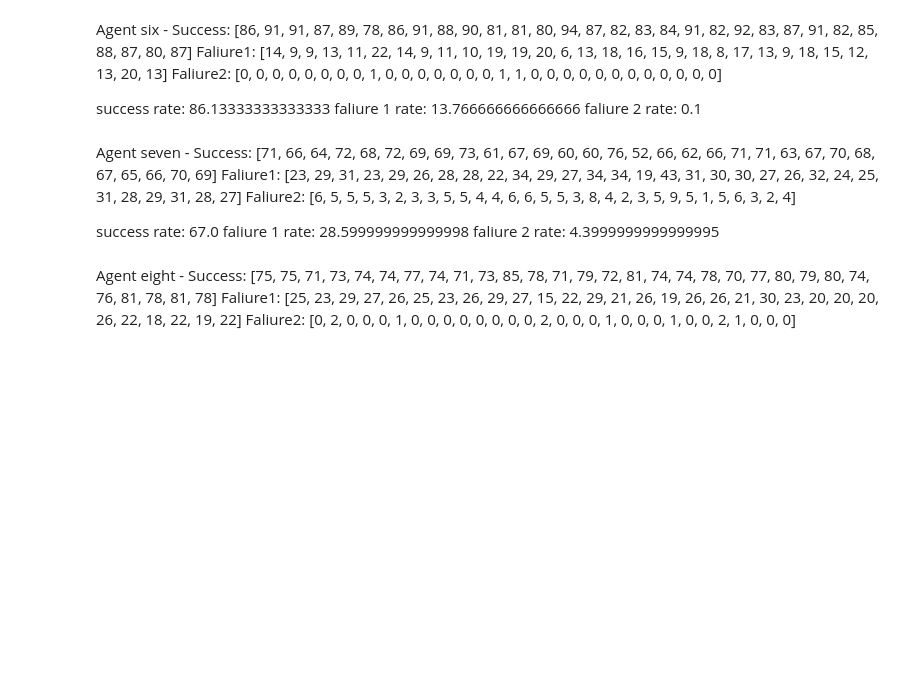
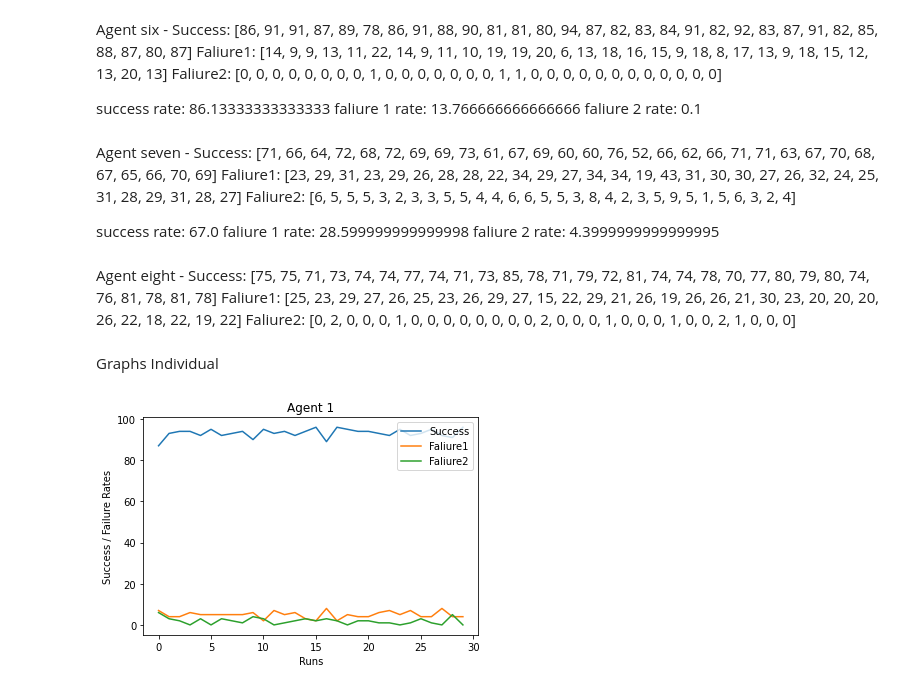
Before and after one commit to Rishit19/Project-Circle-of-Life, a Jupyter notebook: all agents.ipynb, the cells around one changed output. Cells and saved outputs as stored; diff of their text form; code cells hidden in the pictures; blank space fills up the shorter version.

Commit message:
Added two agents and some graphs

```diff
--- a/all agents.ipynb
+++ b/all agents.ipynb
@@ -1407,3 +1566,5 @@ faliure 1 rate:  28.599999999999998
 faliure 2 rate:  4.3999999999999995
 # %% [markdown]
 Agent eight - Success:  [75, 75, 71, 73, 74, 74, 77, 74, 71, 73, 85, 78, 71, 79, 72, 81, 74, 74, 78, 70, 77, 80, 79, 80, 74, 76, 81, 78, 81, 78]  Faliure1:  [25, 23, 29, 27, 26, 25, 23, 26, 29, 27, 15, 22, 29, 21, 26, 19, 26, 26, 21, 30, 23, 20, 20, 20, 26, 22, 18, 22, 19, 22]  Faliure2:  [0, 2, 0, 0, 0, 1, 0, 0, 0, 0, 0, 0, 0, 0, 2, 0, 0, 0, 1, 0, 0, 0, 1, 0, 0, 2, 1, 0, 0, 0]
+# %% [markdown]
+Graphs Individual
@@ -1409,0 +1573,17 @@ Agent eight - Success:  [75, 75, 71, 73, 74, 74, 77, 74, 71, 73, 85, 78, 71, 79,
+# %%
+
+#* Agent 1
+Success = [87, 93, 94, 94, 92, 95, 92, 93, 94, 90, 95, 93, 94, 92, 94, 96, 89, 96, 95, 94, 94, 93, 92, 95, 92, 93, 95, 92, 91, 96]
+Faliure1 =   [7, 4, 4, 6, 5, 5, 5, 5, 5, 6, 2, 7, 5, 6, 3, 2, 8, 2, 5, 4, 4, 6, 7, 5, 7, 4, 4, 8, 4, 4]
+Faliure2 =  [6, 3, 2, 0, 3, 0, 3, 2, 1, 4, 3, 0, 1, 2, 3, 2, 3, 2, 0, 2, 2, 1, 1, 0, 1, 3, 1, 0, 5, 0]
+
+plt.plot(Success,label = "Success")
+plt.plot(Faliure1,label = "Faliure1")
+plt.plot(Faliure2,label = "Faliure2")
+plt.legend(loc = "upper right")
+plt.title("Agent 1")
+plt.xlabel("Runs")
+plt.ylabel("Success / Failure Rates")
+plt.show()
+# %% [output]
+[figure, added]
```
Also changed, not shown: parts of 12 cells of this notebook.
